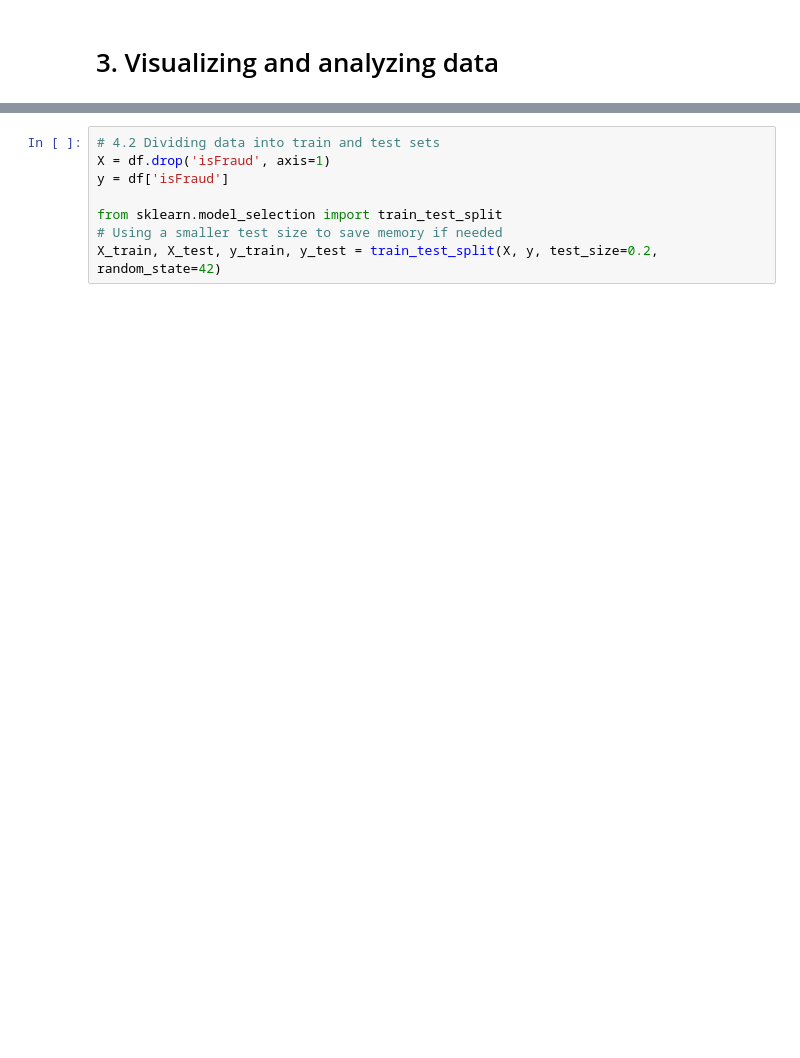
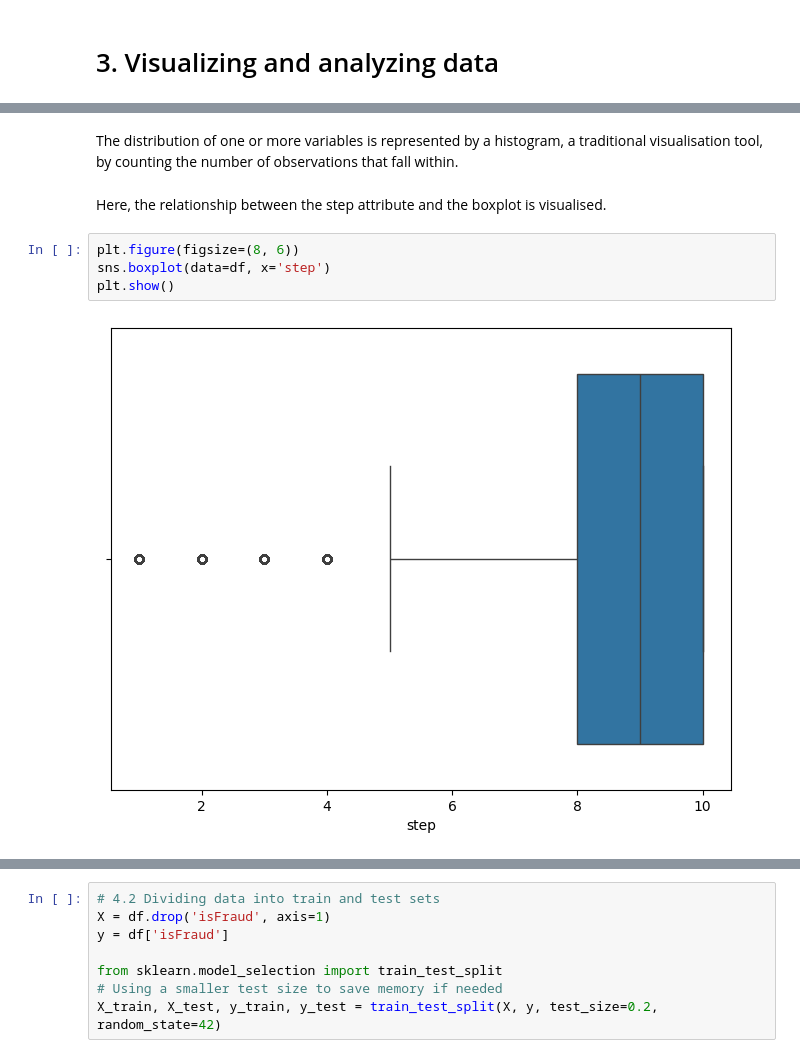
Before and after one commit to TAbhinayaChowdary/Online-Payments-Fraud-Detection, a Jupyter notebook: training/ONLINE PAYMENTS FRAUD DETECTION.ipynb, the cells around one changed output, grey strips where cells are left out. Drawn from its saved outputs; the diff is of its cells as text; blank space fills up the shorter version.

```diff
--- a/training/ONLINE PAYMENTS FRAUD DETECTION.ipynb
+++ b/training/ONLINE PAYMENTS FRAUD DETECTION.ipynb
@@ -31,0 +100,10 @@ df.head()
+# %% [markdown]
+The distribution of one or more variables is represented by a histogram, a traditional visualisation tool, by counting the number of observations that fall within.
+# %% [markdown]
+Here, the relationship between the step attribute and the boxplot is visualised.
+# %%
+plt.figure(figsize=(8, 6))
+sns.boxplot(data=df, x='step')
+plt.show()
+# %% [output]
+[figure, added]
```
Also changed, not shown: parts of 94 cells of this notebook, 12 other files.
